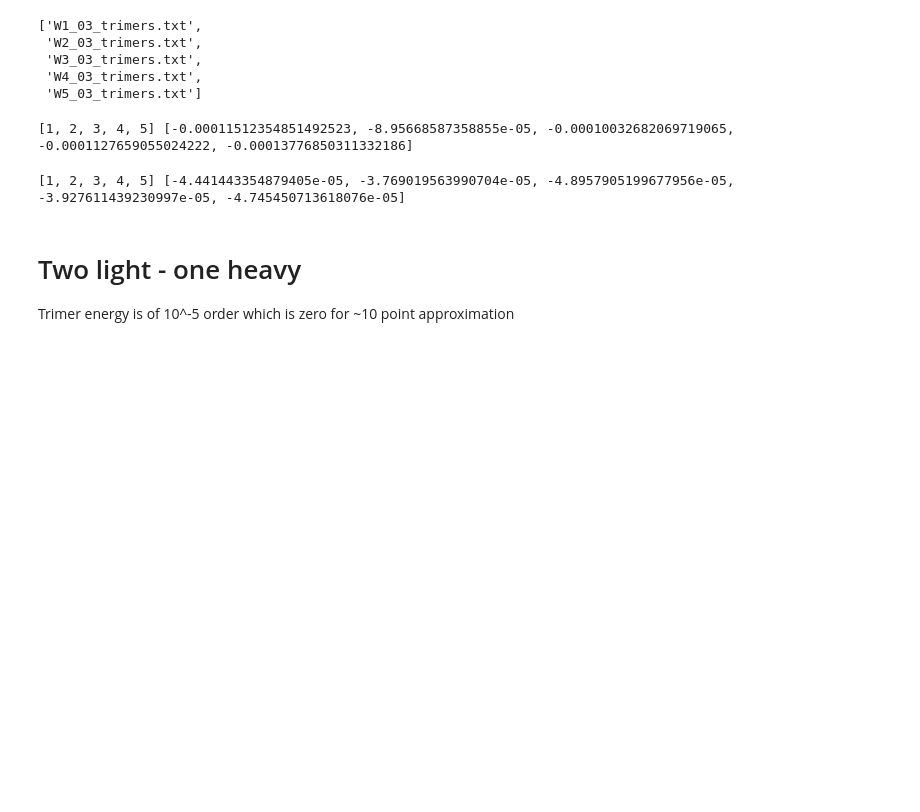
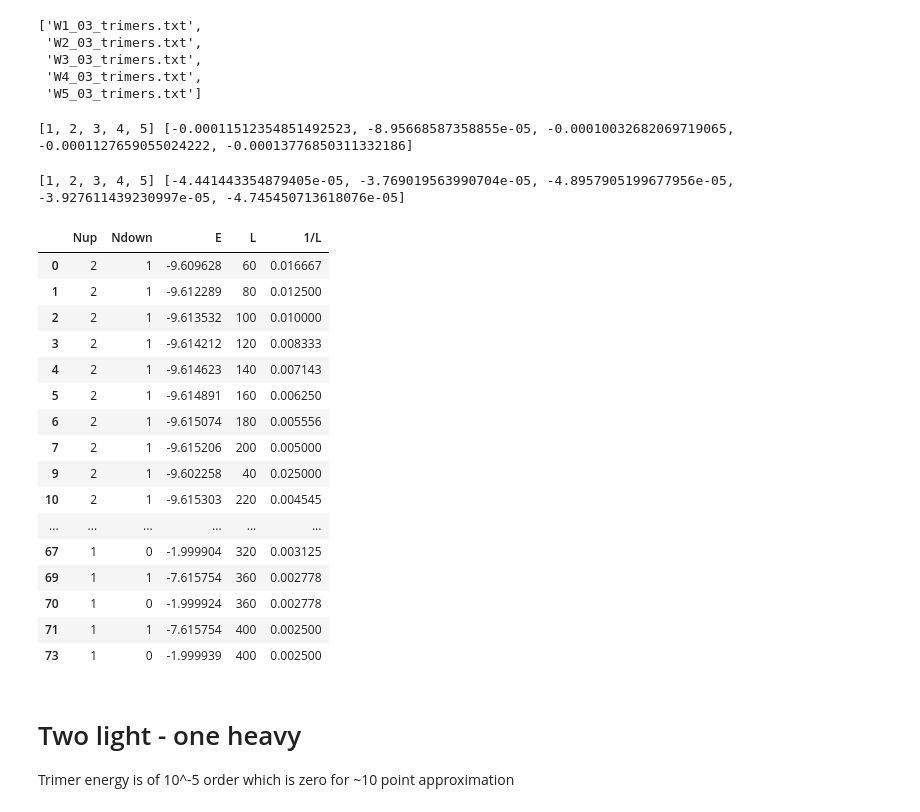
Before and after one commit to mindelly/diagrams2, a Jupyter notebook: Trimers/Trimers.ipynb, the cells around one changed output. Drawn from its saved outputs; the diff is of its cells as text; code cells hidden in the pictures; blank space fills up the shorter version.

```diff
--- a/Trimers/Trimers.ipynb
+++ b/Trimers/Trimers.ipynb
@@ -249,6 +249,26 @@ print(*get_w_dependence(files_list, '07', True))
 print(*get_w_dependence(files_list, '05', True))
 # %% [output]
 [1, 2, 3, 4, 5] [-4.441443354879405e-05, -3.769019563990704e-05, -4.8957905199677956e-05, -3.927611439230997e-05, -4.745450713618076e-05]
+# %%
+df
+# %% [output]
+|  | Nup | Ndown | E | L | 1/L |
+| 0 | 2 | 1 | -9.609628 | 60 | 0.016667 |
+| 1 | 2 | 1 | -9.612289 | 80 | 0.012500 |
+| 2 | 2 | 1 | -9.613532 | 100 | 0.010000 |
+| 3 | 2 | 1 | -9.614212 | 120 | 0.008333 |
+| 4 | 2 | 1 | -9.614623 | 140 | 0.007143 |
+| 5 | 2 | 1 | -9.614891 | 160 | 0.006250 |
+| 6 | 2 | 1 | -9.615074 | 180 | 0.005556 |
+| 7 | 2 | 1 | -9.615206 | 200 | 0.005000 |
+| 9 | 2 | 1 | -9.602258 | 40 | 0.025000 |
+| 10 | 2 | 1 | -9.615303 | 220 | 0.004545 |
+| ... | ... | ... | ... | ... | ... |
+| 67 | 1 | 0 | -1.999904 | 320 | 0.003125 |
+| 69 | 1 | 1 | -7.615754 | 360 | 0.002778 |
+| 70 | 1 | 0 | -1.999924 | 360 | 0.002778 |
+| 71 | 1 | 1 | -7.615754 | 400 | 0.002500 |
+| 73 | 1 | 0 | -1.999939 | 400 | 0.002500 |
 # %% [markdown]
 # Two light - one heavy
 
```
Also changed, not shown: parts of 4 cells of this notebook, 57 other files.
